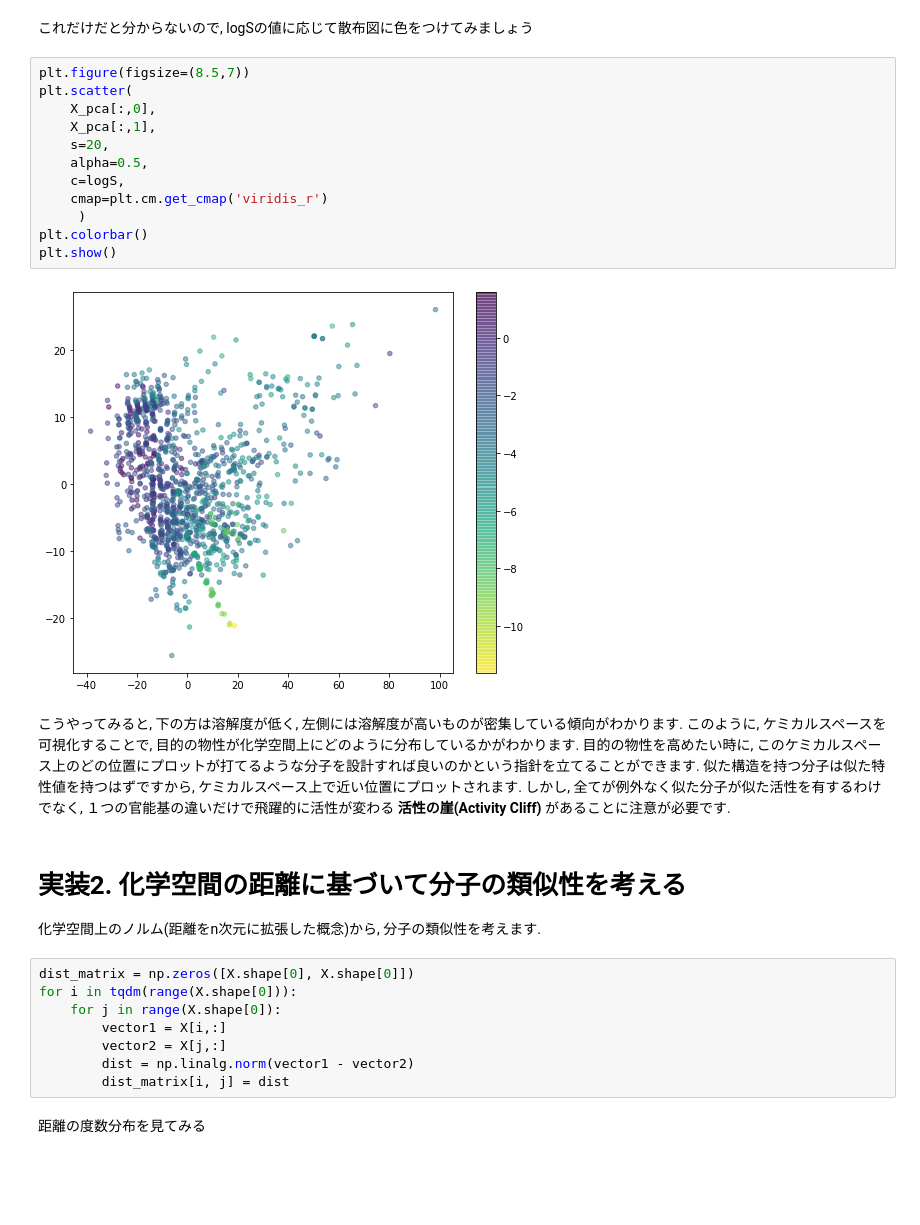
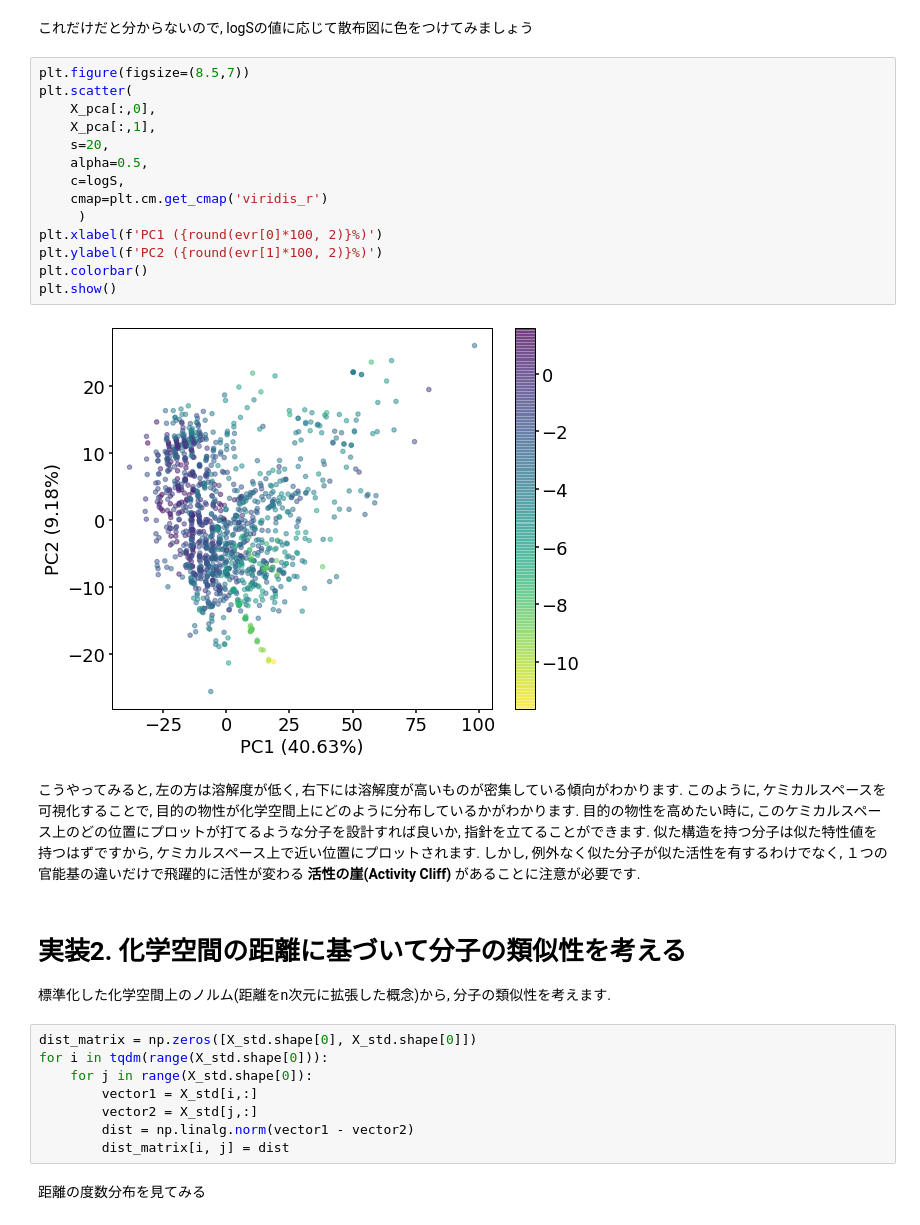
Before and after one commit to TeddyGlass/tutorials, a Jupyter notebook: notebook/chapter4.ipynb, the cells around one changed output. Drawn from its saved outputs; the diff is of its cells as text; blank space fills up the shorter version.

```diff
--- a/notebook/chapter4.ipynb
+++ b/notebook/chapter4.ipynb
@@ -109,28 +132,30 @@ plt.show()
 # %%
 plt.figure(figsize=(8.5,7))
 plt.scatter(
     X_pca[:,0],
     X_pca[:,1],
     s=20,
     alpha=0.5,
     c=logS,
     cmap=plt.cm.get_cmap('viridis_r')
      )
+plt.xlabel(f'PC1 ({round(evr[0]*100, 2)}%)')
+plt.ylabel(f'PC2 ({round(evr[1]*100, 2)}%)')
 plt.colorbar()
 plt.show()
 # %% [output]
-[figure, old version]
+[figure, new version]
 # %% [markdown]
-こうやってみると, 下の方は溶解度が低く, 左側には溶解度が高いものが密集している傾向がわかります. このように, ケミカルスペースを可視化することで, 目的の物性が化学空間上にどのように分布しているかがわかります. 目的の物性を高めたい時に, このケミカルスペース上のどの位置にプロットが打てるような分子を設計すれば良いのかという指針を立てることができます. 似た構造を持つ分子は似た特性値を持つはずですから, ケミカルスペース上で近い位置にプロットされます. しかし, 全てが例外なく似た分子が似た活性を有するわけでなく, １つの官能基の違いだけで飛躍的に活性が変わる **活性の崖(Activity Cliff)** があることに注意が必要です.
+こうやってみると, 左の方は溶解度が低く, 右下には溶解度が高いものが密集している傾向がわかります. このように, ケミカルスペースを可視化することで, 目的の物性が化学空間上にどのように分布しているかがわかります. 目的の物性を高めたい時に, このケミカルスペース上のどの位置にプロットが打てるような分子を設計すれば良いか, 指針を立てることができます. 似た構造を持つ分子は似た特性値を持つはずですから, ケミカルスペース上で近い位置にプロットされます. しかし, 例外なく似た分子が似た活性を有するわけでなく, １つの官能基の違いだけで飛躍的に活性が変わる **活性の崖(Activity Cliff)** があることに注意が必要です.
 # %% [markdown]
 # 実装2. 化学空間の距離に基づいて分子の類似性を考える
-化学空間上のノルム(距離をn次元に拡張した概念)から, 分子の類似性を考えます.
+標準化した化学空間上のノルム(距離をn次元に拡張した概念)から, 分子の類似性を考えます.
 # %%
-dist_matrix = np.zeros([X.shape[0], X.shape[0]])
-for i in tqdm(range(X.shape[0])):
-    for j in range(X.shape[0]):
-        vector1 = X[i,:]
-        vector2 = X[j,:]
+dist_matrix = np.zeros([X_std.shape[0], X_std.shape[0]])
+for i in tqdm(range(X_std.shape[0])):
+    for j in range(X_std.shape[0]):
+        vector1 = X_std[i,:]
+        vector2 = X_std[j,:]
         dist = np.linalg.norm(vector1 - vector2)
         dist_matrix[i, j] = dist
 # %% [markdown]
```
Also changed, not shown: parts of 11 cells of this notebook.
